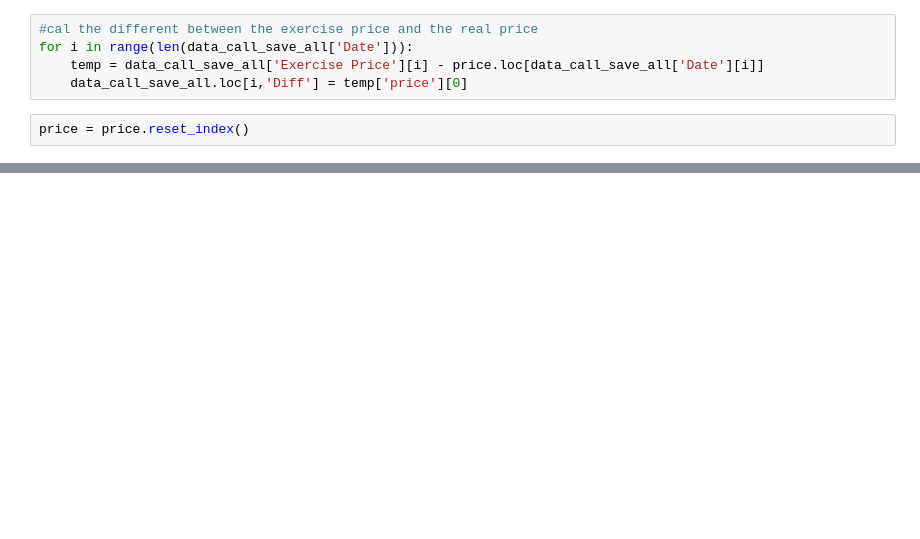
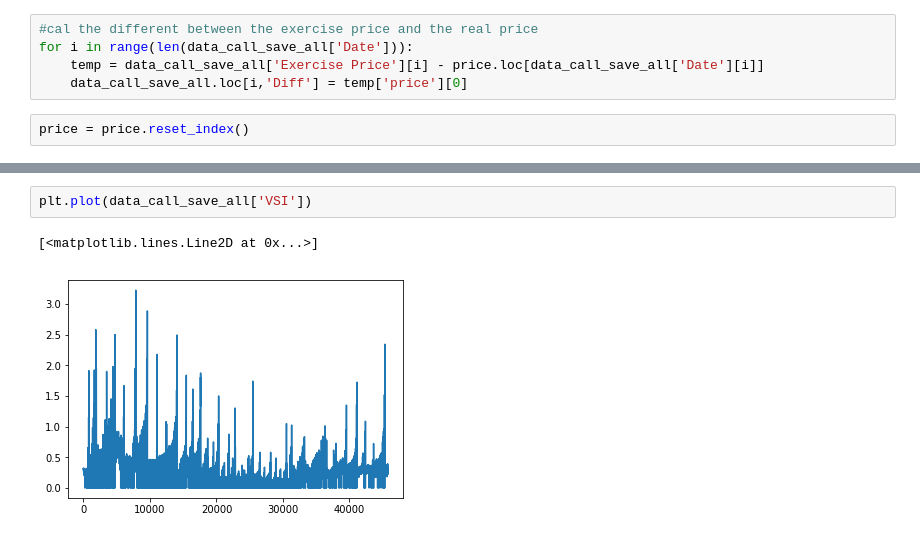
Before and after one commit to tony23545/VSI, a Jupyter notebook: VSI.ipynb, the cells around one changed output, grey strips where cells are left out. Cells and saved outputs as stored; diff of their text form; blank space fills up the shorter version.

```diff
--- a/VSI.ipynb
+++ b/VSI.ipynb
@@ -103,0 +141,5 @@ plt.show()
+# %%
+plt.plot(data_call_save_all['VSI'])
+# %% [output]
+[<matplotlib.lines.Line2D at 0x...>]
+[figure, added]
```
Also changed, not shown: parts of 8 cells of this notebook.
